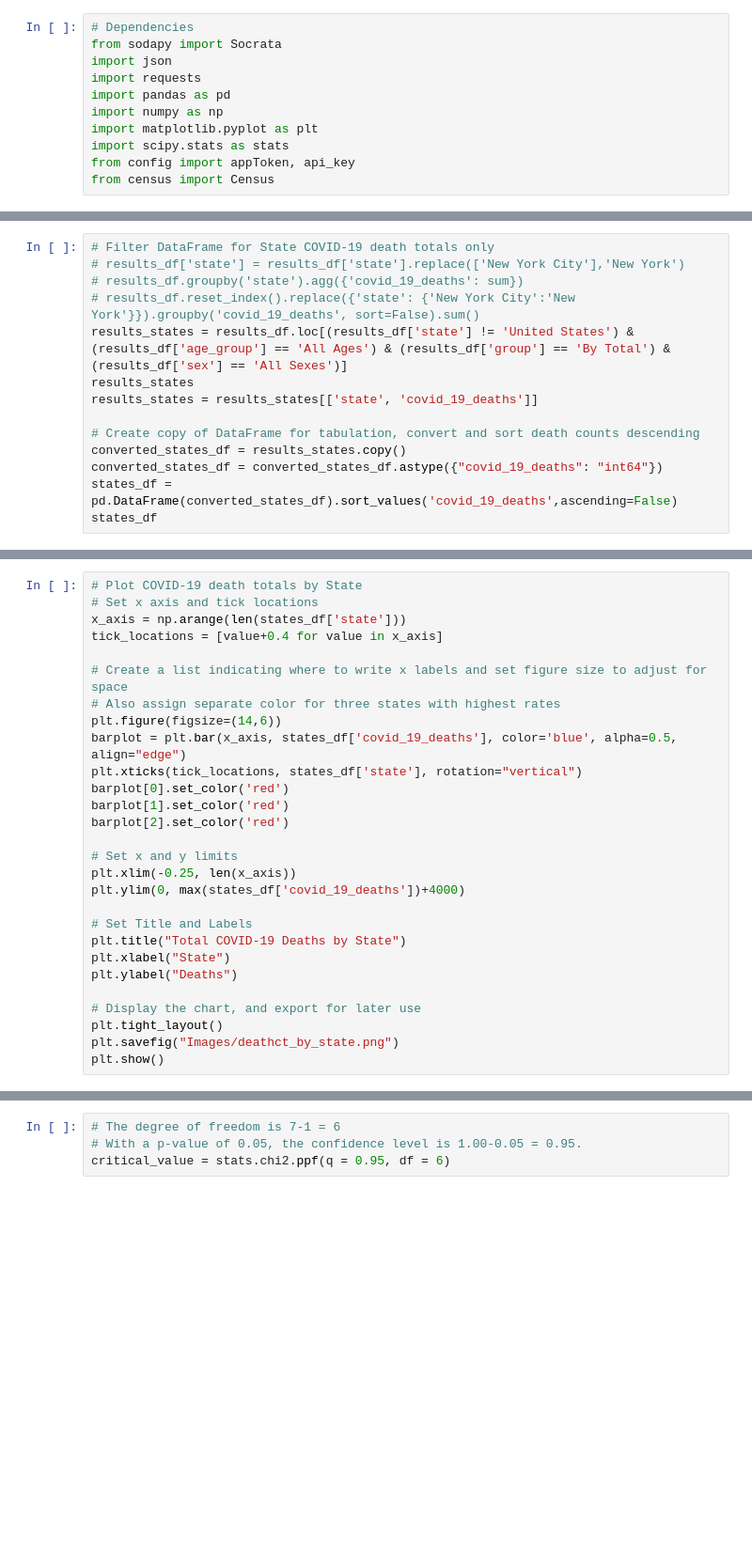
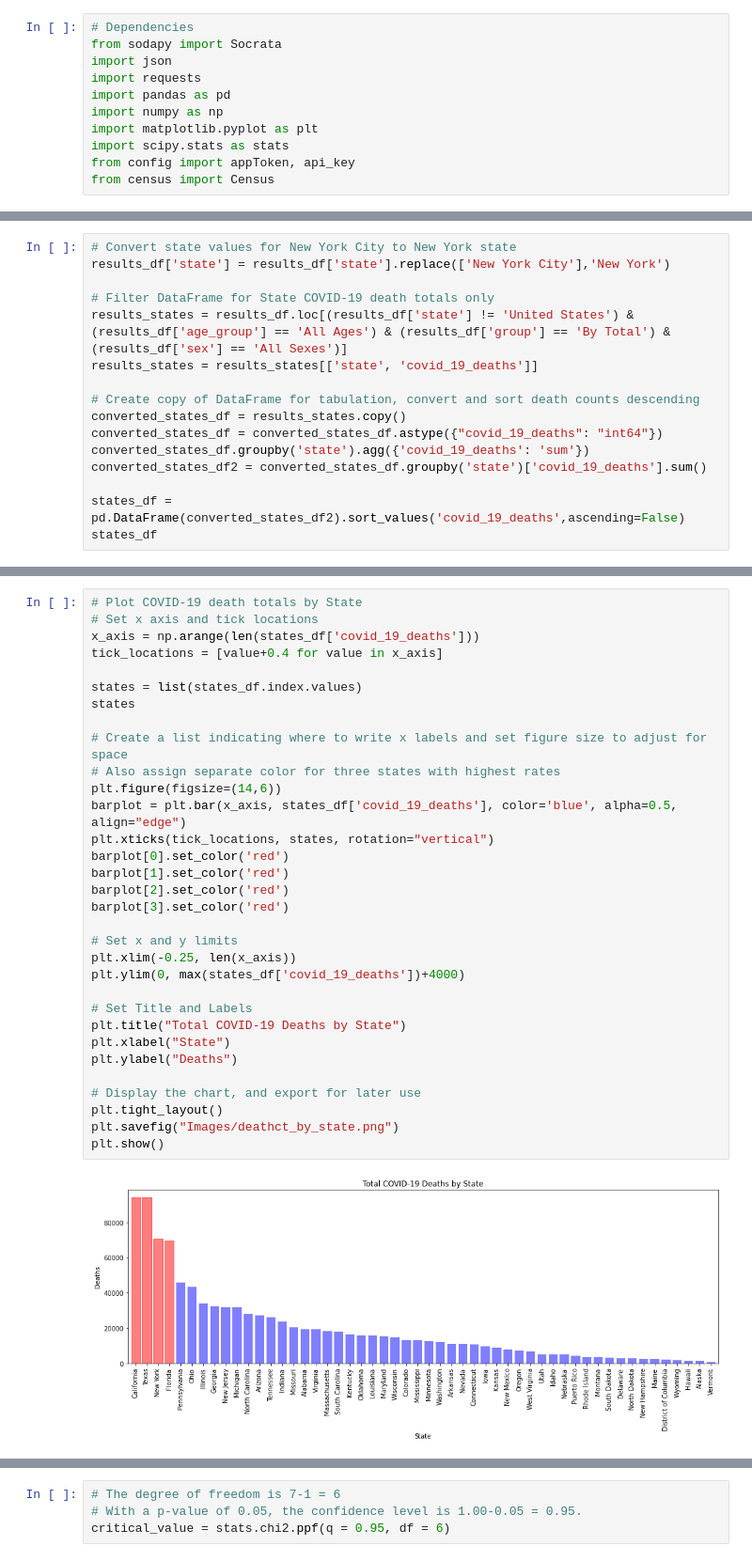
Before and after one commit to hvkorrapati/NU_project_1, a Jupyter notebook: demographics.ipynb, the cells around one changed output, grey strips where cells are left out. Shown: that part at 94% size. Cells and saved outputs as stored; diff of their text form; blank space fills up the shorter version.

Commit message:
Demographic code and visuals with New York cleaned and added

```diff
--- a/demographics.ipynb
+++ b/demographics.ipynb
@@ -20,14 +19,16 @@ results_df
 # %%
+# Convert state values for New York City to New York state
+results_df['state'] = results_df['state'].replace(['New York City'],'New York')
+
 # Filter DataFrame for State COVID-19 death totals only
-# results_df['state'] = results_df['state'].replace(['New York City'],'New York')
-# results_df.groupby('state').agg({'covid_19_deaths': sum})
-# results_df.reset_index().replace({'state': {'New York City':'New York'}}).groupby('covid_19_deaths', sort=False).sum()
 results_states = results_df.loc[(results_df['state'] != 'United States') & (results_df['age_group'] == 'All Ages') & (results_df['group'] == 'By Total') & (results_df['sex'] == 'All Sexes')]
-results_states
 results_states = results_states[['state', 'covid_19_deaths']]
 
 # Create copy of DataFrame for tabulation, convert and sort death counts descending
 converted_states_df = results_states.copy()
 converted_states_df = converted_states_df.astype({"covid_19_deaths": "int64"})
-states_df = pd.DataFrame(converted_states_df).sort_values('covid_19_deaths',ascending=False)
+converted_states_df.groupby('state').agg({'covid_19_deaths': 'sum'})
+converted_states_df2 = converted_states_df.groupby('state')['covid_19_deaths'].sum()
+
+states_df = pd.DataFrame(converted_states_df2).sort_values('covid_19_deaths',ascending=False)
 states_df
@@ -34,31 +54,37 @@ states_df
 # %%
 # Plot COVID-19 death totals by State
 # Set x axis and tick locations
-x_axis = np.arange(len(states_df['state']))
+x_axis = np.arange(len(states_df['covid_19_deaths']))
 tick_locations = [value+0.4 for value in x_axis]
+
+states = list(states_df.index.values)
+states
 
 # Create a list indicating where to write x labels and set figure size to adjust for space
 # Also assign separate color for three states with highest rates
 plt.figure(figsize=(14,6))
 barplot = plt.bar(x_axis, states_df['covid_19_deaths'], color='blue', alpha=0.5, align="edge")
-plt.xticks(tick_locations, states_df['state'], rotation="vertical")
+plt.xticks(tick_locations, states, rotation="vertical")
 barplot[0].set_color('red')
 barplot[1].set_color('red')
 barplot[2].set_color('red')
+barplot[3].set_color('red')
 
 # Set x and y limits
 plt.xlim(-0.25, len(x_axis))
 plt.ylim(0, max(states_df['covid_19_deaths'])+4000)
 
 # Set Title and Labels
 plt.title("Total COVID-19 Deaths by State")
 plt.xlabel("State")
 plt.ylabel("Deaths")
 
 # Display the chart, and export for later use
 plt.tight_layout()
 plt.savefig("Images/deathct_by_state.png")
 plt.show()
+# %% [output]
+[figure, added]
 # %%
 # Filter CDC data for the three states with highest COVID-19 deaths, to include
 # data for both sexes, all ages
```
Also changed, not shown: parts of 18 cells of this notebook, 4 other files.
